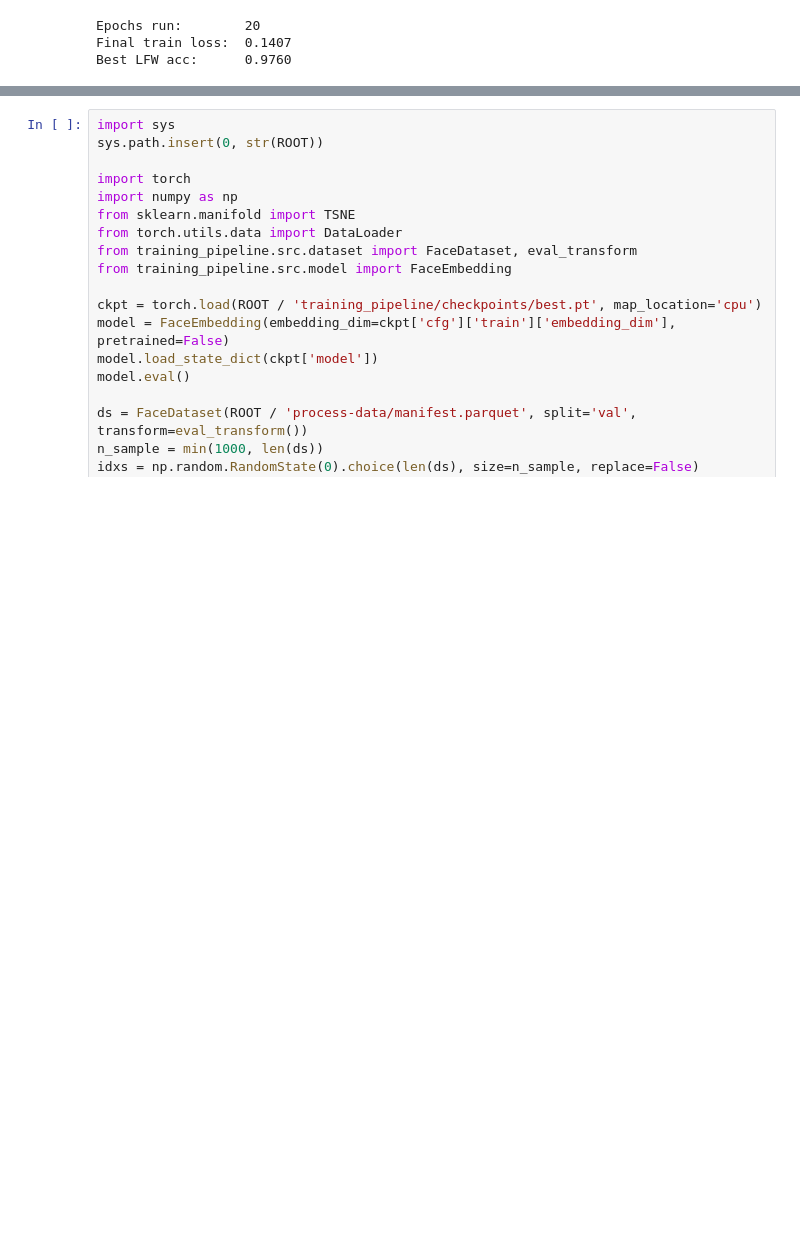
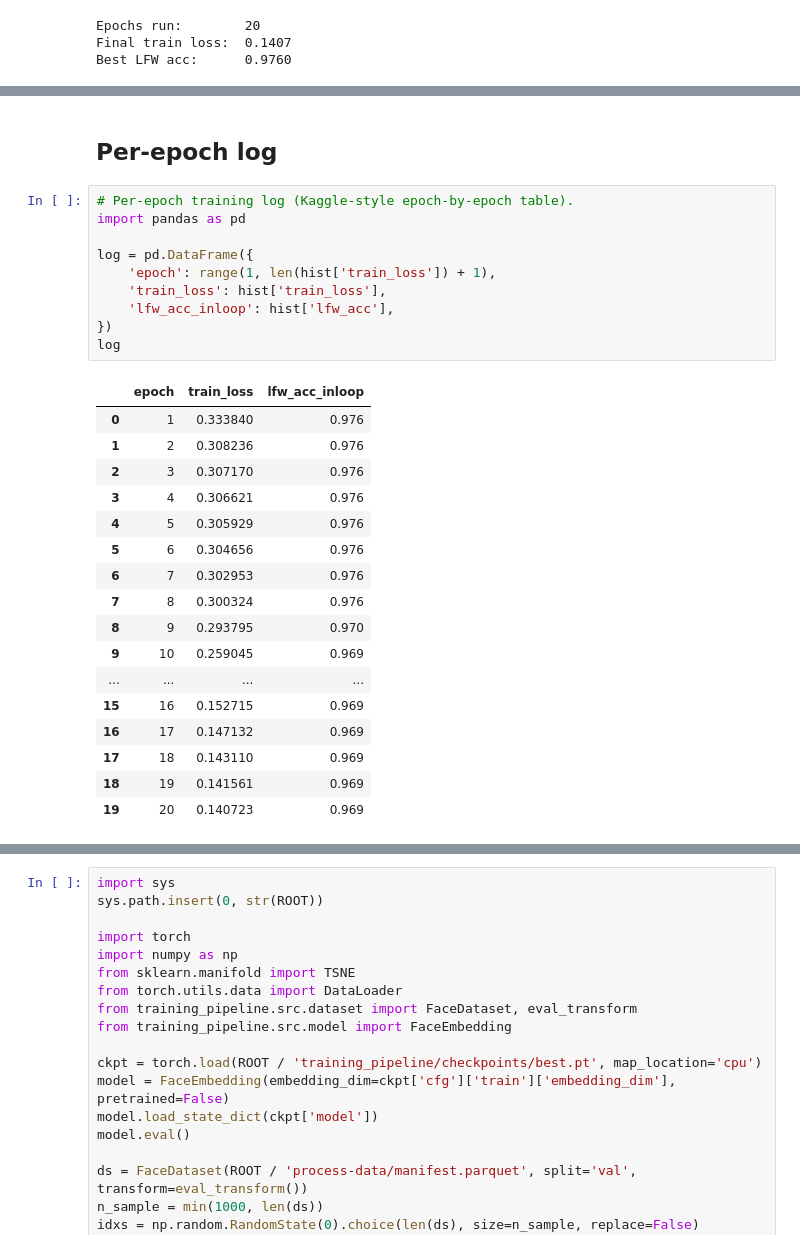
Before and after one commit to get-wright/IT4432E_Project, a Jupyter notebook: training_pipeline/training_results.ipynb, the cells around one changed output, grey strips where cells are left out. Cells and saved outputs as stored; diff of their text form; blank space fills up the shorter version.

```diff
--- a/training_pipeline/training_results.ipynb
+++ b/training_pipeline/training_results.ipynb
@@ -19,3 +60,33 @@ Best LFW acc:      0.9760
+# %% [markdown]
+## Per-epoch log
+# %%
+# Per-epoch training log (Kaggle-style epoch-by-epoch table).
+import pandas as pd
+
+log = pd.DataFrame({
+    'epoch': range(1, len(hist['train_loss']) + 1),
+    'train_loss': hist['train_loss'],
+    'lfw_acc_inloop': hist['lfw_acc'],
+})
+log
+# %% [output]
+|  | epoch | train_loss | lfw_acc_inloop |
+| 0 | 1 | 0.333840 | 0.976 |
+| 1 | 2 | 0.308236 | 0.976 |
+| 2 | 3 | 0.307170 | 0.976 |
+| 3 | 4 | 0.306621 | 0.976 |
+| 4 | 5 | 0.305929 | 0.976 |
+| 5 | 6 | 0.304656 | 0.976 |
+| 6 | 7 | 0.302953 | 0.976 |
+| 7 | 8 | 0.300324 | 0.976 |
+| 8 | 9 | 0.293795 | 0.970 |
+| 9 | 10 | 0.259045 | 0.969 |
+| ... | ... | ... | ... |
+| 15 | 16 | 0.152715 | 0.969 |
+| 16 | 17 | 0.147132 | 0.969 |
+| 17 | 18 | 0.143110 | 0.969 |
+| 18 | 19 | 0.141561 | 0.969 |
+| 19 | 20 | 0.140723 | 0.969 |
 # %%
 fig, (a, b) = plt.subplots(1, 2, figsize=(12, 4))
 a.plot(hist['train_loss'])
```
Also changed, not shown: parts of 3 cells of this notebook, 3 other files.
